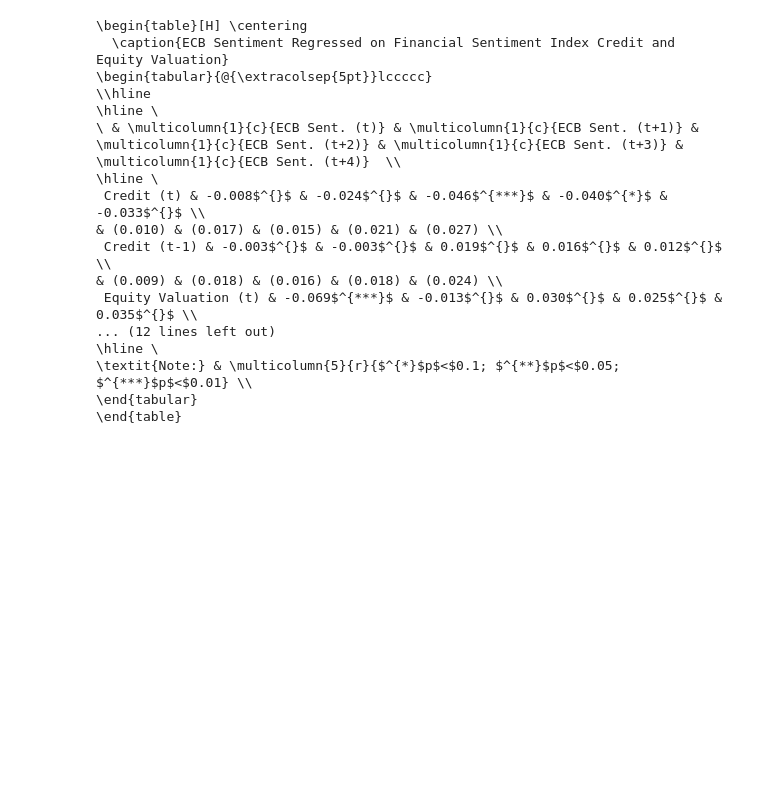
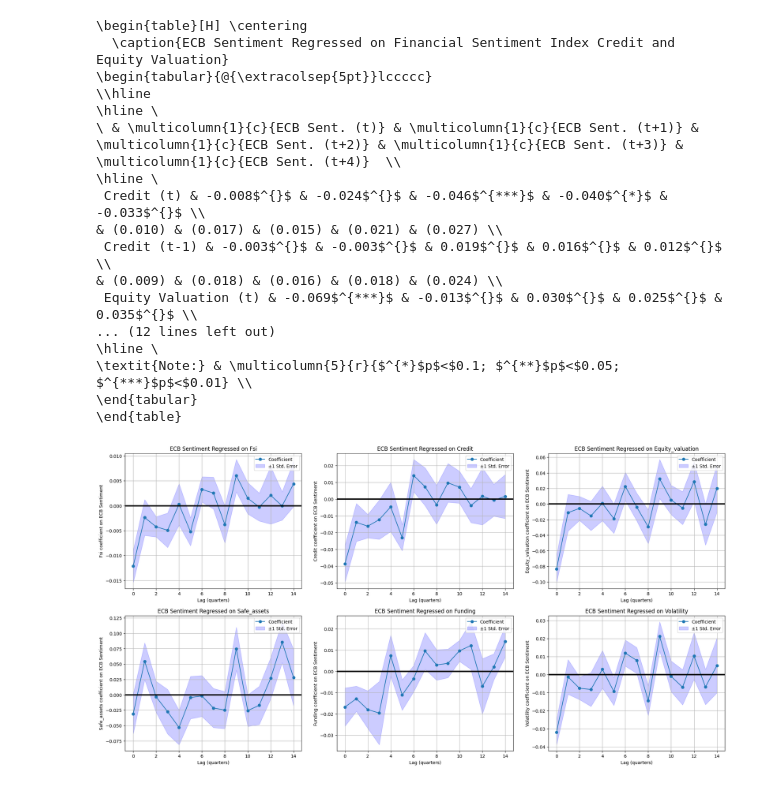
Before and after one commit to KyleNabors/Central-Bank-FinBERT-Analysis, a Jupyter notebook: FSI Regressions EU.ipynb, the cells around one changed output. Saved outputs shown, nothing was run; the diff lists cells and outputs as text; code cells hidden in the pictures; blank space fills up the shorter version.

Commit message:
Added Regression Graphs

```diff
--- a/FSI Regressions EU.ipynb
+++ b/FSI Regressions EU.ipynb
@@ -162,20 +162,21 @@ for column in sentiment.columns:
     if column != "date":  # Skip the 'date' column
         sentiment[f"{column}_1"] = sentiment[column].shift(1)
 
-for i in range(1, 5):
+max_lag = 15
+for i in range(0, max_lag + 1):
     sentiment[f"fed_minutes_forward_{i}"] = sentiment["fed_minutes"].shift(-i)
     sentiment[f"fed_minutes_lag_{i}"] = sentiment["fed_minutes"].shift(i)
     sentiment[f"press_conferences_forward_{i}"] = sentiment["press_conferences"].shift(
         -i
     )
     sentiment[f"press_conferences_lag_{i}"] = sentiment["press_conferences"].shift(i)
-
     sentiment[f"credit_lag_{i}"] = sentiment["credit"].shift(i)
     sentiment[f"equity_valuation_lag_{i}"] = sentiment["equity_valuation"].shift(i)
     sentiment[f"safe_assets_lag_{i}"] = sentiment["safe_assets"].shift(i)
     sentiment[f"funding_lag_{i}"] = sentiment["funding"].shift(i)
     sentiment[f"volatility_lag_{i}"] = sentiment["volatility"].shift(i)
     sentiment[f"fsi_lag_{i}"] = sentiment["fsi"].shift(i)
+    sentiment[f"fsi_forward_{i}"] = sentiment["fsi"].shift(-i)
 # %%
 sentiment = pd.merge(sentiment, stocks, how="left", left_on="date", right_on="date")
 # %%
@@ -1345,3 +1346,58 @@ ECB Sentiment Regressed on Financial Sentiment Index Credit and Equity Valuation
 \textit{Note:} & \multicolumn{5}{r}{$^{*}$p$<$0.1; $^{**}$p$<$0.05; $^{***}$p$<$0.01} \\
 \end{tabular}
 \end{table}
+# %%
+import matplotlib.pyplot as plt
+import numpy as np
+
+variables = [
+    "fsi",
+    "credit",
+    "equity_valuation",
+    "safe_assets",
+    "funding",
+    "volatility",
+]
+
+fig, axes = plt.subplots(2, 3, figsize=(24, 12))
+axes = axes.flatten()
+
+for idx, var in enumerate(variables):
+    coefs = []
+    ses = []
+    lags = []
+    for lag in range(max_lag):
+        lag_1 = lag + 1
+        var_lag = f"{var}_lag_{lag}"
+        x = [
+            f"{var}_lag_{lag}",
+            f"{var}_lag_{lag_1}",
+            "press_conferences_lag_1",
+        ]
+        yvar0 = "press_conferences"
+        exog0 = sm.add_constant(sentiment[x]).dropna()
+        y = sentiment[yvar0].loc[exog0.index]
+        try:
+            reg0 = sm.OLS(endog=y, exog=exog0).fit(cov_type="HC0")
+            coefs.append(reg0.params[var_lag])
+            ses.append(reg0.bse[var_lag])
+        except Exception:
+            coefs.append(np.nan)
+            ses.append(np.nan)
+        lags.append(lag)
+    coefs = np.array(coefs)
+    ses = np.array(ses)
+    ax = axes[idx]
+    ax.plot(lags, coefs, marker="o", label="Coefficient")
+    ax.fill_between(
+        lags, coefs - ses, coefs + ses, color="blue", alpha=0.2, label="±1 Std. Error"
+    )
+    ax.set_xlabel("Lag (quarters)")
+    ax.set_ylabel(f"{var.capitalize()} coefficient on ECB Sentiment")
+    ax.set_title(f"ECB Sentiment Regressed on {var.capitalize()}")
+    ax.grid(True)
+    ax.legend()
+    # Add thick black bar at y=0
+    ax.axhline(y=0, color="black", linewidth=3)
+# %% [output]
+[figure, added]
```
Also changed, not shown: parts of 1 cell of this notebook, 1 other file.
